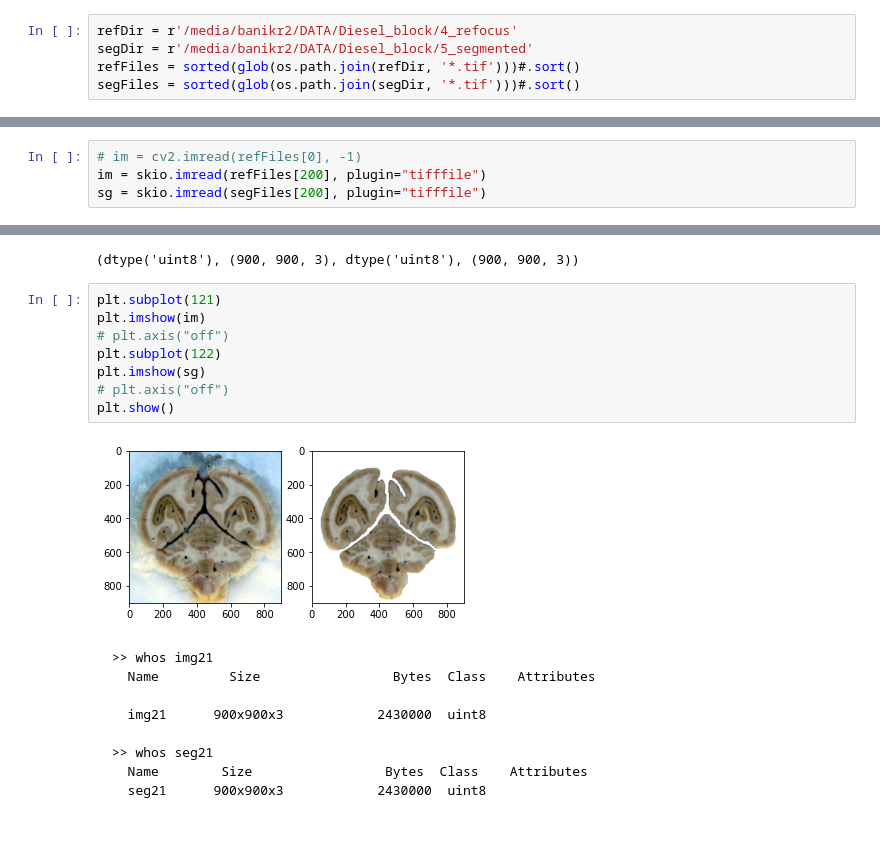
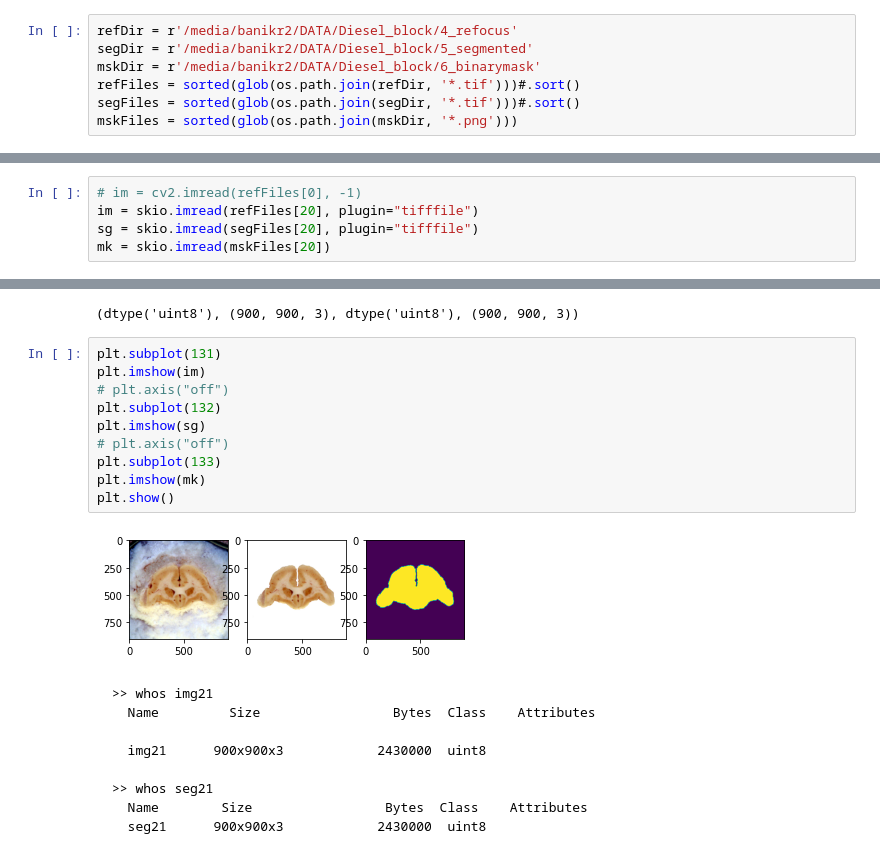
Before and after one commit to ranabanik/Blockface, a Jupyter notebook: Codes/EDAElementary.ipynb, the cells around one changed output, grey strips where cells are left out. Drawn from its saved outputs; the diff is of its cells as text.

````diff
--- a/Codes/EDAElementary.ipynb
+++ b/Codes/EDAElementary.ipynb
@@ -13,8 +15,10 @@ import matplotlib.pyplot as plt
 # %%
 refDir = r'/media/banikr2/DATA/Diesel_block/4_refocus'
 segDir = r'/media/banikr2/DATA/Diesel_block/5_segmented'
+mskDir = r'/media/banikr2/DATA/Diesel_block/6_binarymask'
 refFiles = sorted(glob(os.path.join(refDir, '*.tif')))#.sort()
 segFiles = sorted(glob(os.path.join(segDir, '*.tif')))#.sort()
+mskFiles = sorted(glob(os.path.join(mskDir, '*.png')))
 # %% [markdown]
 Same number of image slices:
 # %%
@@ -24,21 +28,24 @@ len(refFiles), len(segFiles)
 # %%
 # im = cv2.imread(refFiles[0], -1)
-im = skio.imread(refFiles[200], plugin="tifffile")
-sg = skio.imread(segFiles[200], plugin="tifffile")
+im = skio.imread(refFiles[20], plugin="tifffile")
+sg = skio.imread(segFiles[20], plugin="tifffile")
+mk = skio.imread(mskFiles[20])
 # %%
 im.dtype, im.shape, sg.dtype, sg.shape
 # %% [output]
 (dtype('uint8'), (900, 900, 3), dtype('uint8'), (900, 900, 3))
 # %%
-plt.subplot(121)
+plt.subplot(131)
 plt.imshow(im)
 # plt.axis("off")
-plt.subplot(122)
+plt.subplot(132)
 plt.imshow(sg)
 # plt.axis("off")
+plt.subplot(133)
+plt.imshow(mk)
 plt.show()
 # %% [output]
-[figure, old version]
+[figure, new version]
 # %% [markdown]
 ``` matlab
 >> whos img21
````
Also changed, not shown: parts of 13 cells of this notebook.
